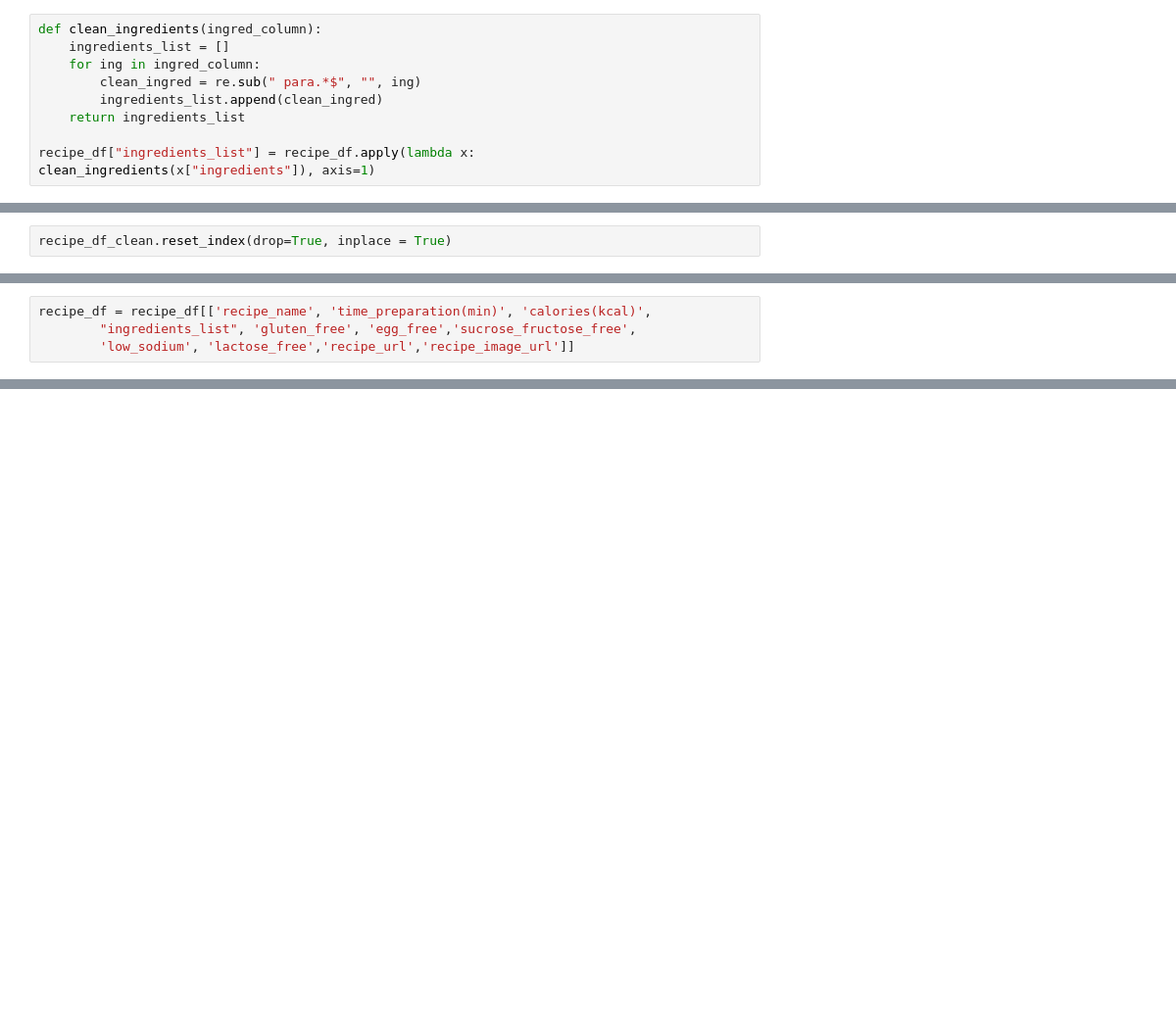
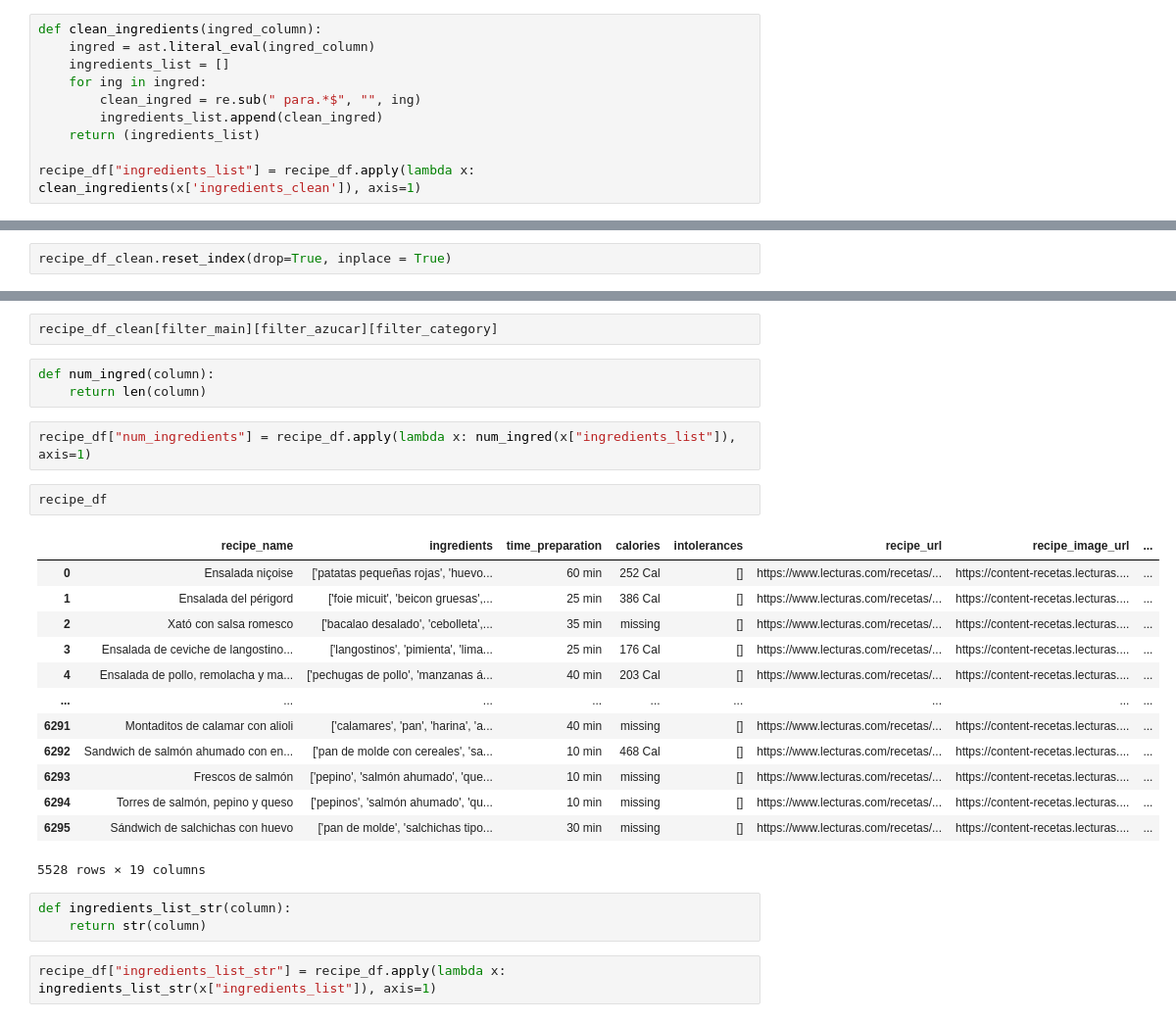
Before and after one commit to vkamg/Ironhack-Final-Project, a Jupyter notebook: notebooks/data_cleaning.ipynb, the cells around one changed output, grey strips where cells are left out. Shown at 98% size. Saved outputs shown, nothing was run; the diff lists cells and outputs as text; blank space fills up the shorter version.

Commit message:
web scraping and data cleaning improved

```diff
--- a/notebooks/data_cleaning.ipynb
+++ b/notebooks/data_cleaning.ipynb
@@ -253,9 +361,10 @@ recipe_df["lactose_free"] = recipe_df.apply(lambda x: lactose_free(x["intoleranc
 # %%
 def clean_ingredients(ingred_column):
+    ingred = ast.literal_eval(ingred_column)
     ingredients_list = []
-    for ing in ingred_column:
+    for ing in ingred:
         clean_ingred = re.sub(" para.*$", "", ing)
         ingredients_list.append(clean_ingred)
-    return ingredients_list
+    return (ingredients_list)
 
-recipe_df["ingredients_list"] = recipe_df.apply(lambda x: clean_ingredients(x["ingredients"]), axis=1)
+recipe_df["ingredients_list"] = recipe_df.apply(lambda x: clean_ingredients(x['ingredients_clean']), axis=1)
@@ -293,4 +436,0 @@ recipe_df_clean["ingredient"].value_counts()
-# %%
-recipe_df = recipe_df[['recipe_name', 'time_preparation(min)', 'calories(kcal)',
-        "ingredients_list", 'gluten_free', 'egg_free','sucrose_fructose_free',
-        'low_sodium', 'lactose_free','recipe_url','recipe_image_url']]
@@ -298,0 +467,28 @@ recipe_df.to_csv (f'../data/processed/recipe_dataset.csv', index=False)
+# %% [raw]
+recipe_df_clean[filter_main][filter_azucar][filter_category]
+# %%
+def num_ingred(column):
+    return len(column)
+# %%
+recipe_df["num_ingredients"] = recipe_df.apply(lambda x: num_ingred(x["ingredients_list"]), axis=1)
+# %%
+recipe_df
+# %% [output]
+|  | recipe_name | ingredients | time_preparation | calories | intolerances | recipe_url | recipe_image_url | ... |
+| 0 | Ensalada niçoise | ['patatas pequeñas rojas', 'huevo... | 60 min | 252 Cal | [] | https://www.lecturas.com/recetas/... | https://content-recetas.lecturas.... | ... |
+| 1 | Ensalada del périgord | ['foie micuit', 'beicon gruesas',... | 25 min | 386 Cal | [] | https://www.lecturas.com/recetas/... | https://content-recetas.lecturas.... | ... |
+| 2 | Xató con salsa romesco | ['bacalao desalado', 'cebolleta',... | 35 min | missing | [] | https://www.lecturas.com/recetas/... | https://content-recetas.lecturas.... | ... |
+| 3 | Ensalada de ceviche de langostino... | ['langostinos', 'pimienta', 'lima... | 25 min | 176 Cal | [] | https://www.lecturas.com/recetas/... | https://content-recetas.lecturas.... | ... |
+| 4 | Ensalada de pollo, remolacha y ma... | ['pechugas de pollo', 'manzanas á... | 40 min | 203 Cal | [] | https://www.lecturas.com/recetas/... | https://content-recetas.lecturas.... | ... |
+| ... | ... | ... | ... | ... | ... | ... | ... | ... |
+| 6291 | Montaditos de calamar con alioli | ['calamares', 'pan', 'harina', 'a... | 40 min | missing | [] | https://www.lecturas.com/recetas/... | https://content-recetas.lecturas.... | ... |
+| 6292 | Sandwich de salmón ahumado con en... | ['pan de molde con cereales', 'sa... | 10 min | 468 Cal | [] | https://www.lecturas.com/recetas/... | https://content-recetas.lecturas.... | ... |
+| 6293 | Frescos de salmón | ['pepino', 'salmón ahumado', 'que... | 10 min | missing | [] | https://www.lecturas.com/recetas/... | https://content-recetas.lecturas.... | ... |
+| 6294 | Torres de salmón, pepino y queso | ['pepinos', 'salmón ahumado', 'qu... | 10 min | missing | [] | https://www.lecturas.com/recetas/... | https://content-recetas.lecturas.... | ... |
+| 6295 | Sándwich de salchichas con huevo | ['pan de molde', 'salchichas tipo... | 30 min | missing | [] | https://www.lecturas.com/recetas/... | https://content-recetas.lecturas.... | ... |
+5528 rows × 19 columns
+# %%
+def ingredients_list_str(column):
+    return str(column)
+# %%
+recipe_df["ingredients_list_str"] = recipe_df.apply(lambda x: ingredients_list_str(x["ingredients_list"]), axis=1)
```
Also changed, not shown: parts of 38 cells of this notebook, 5 other files.
